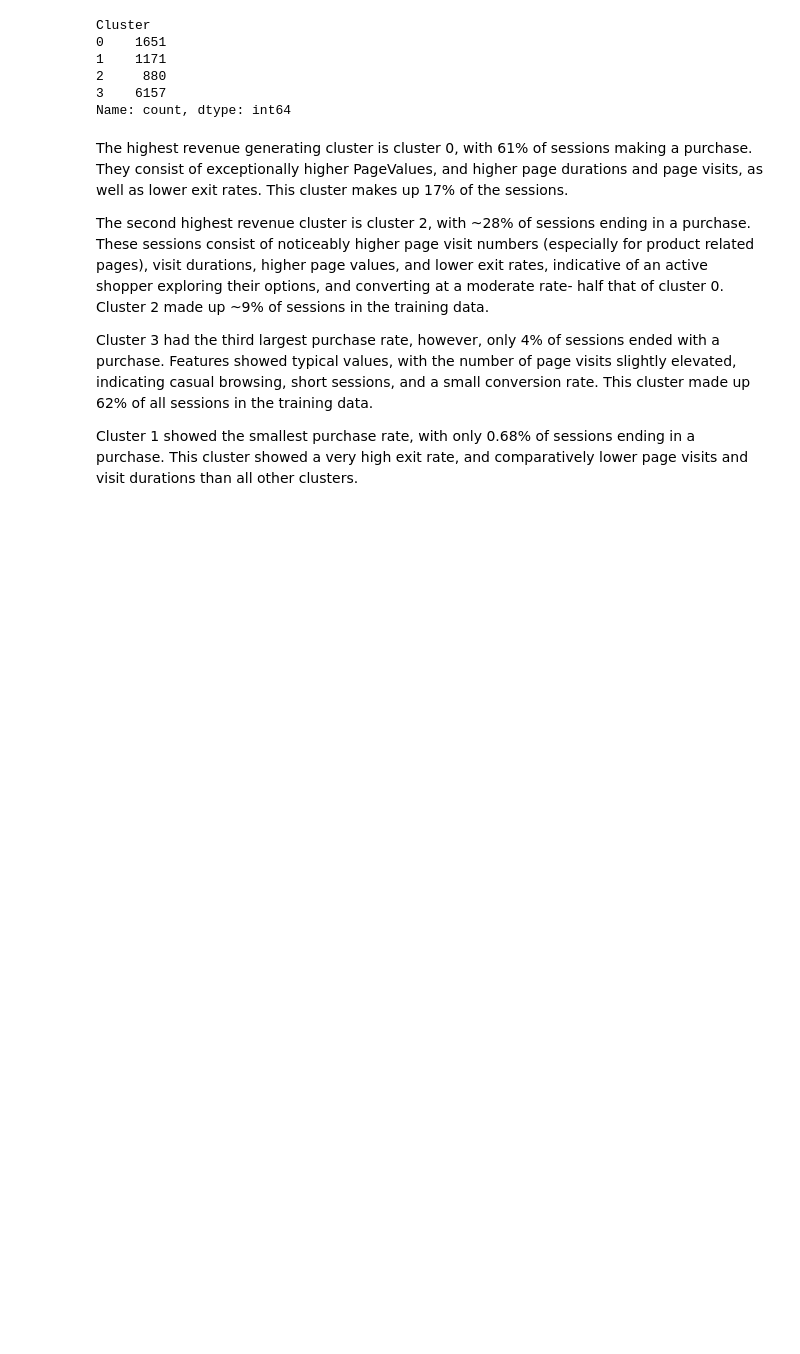
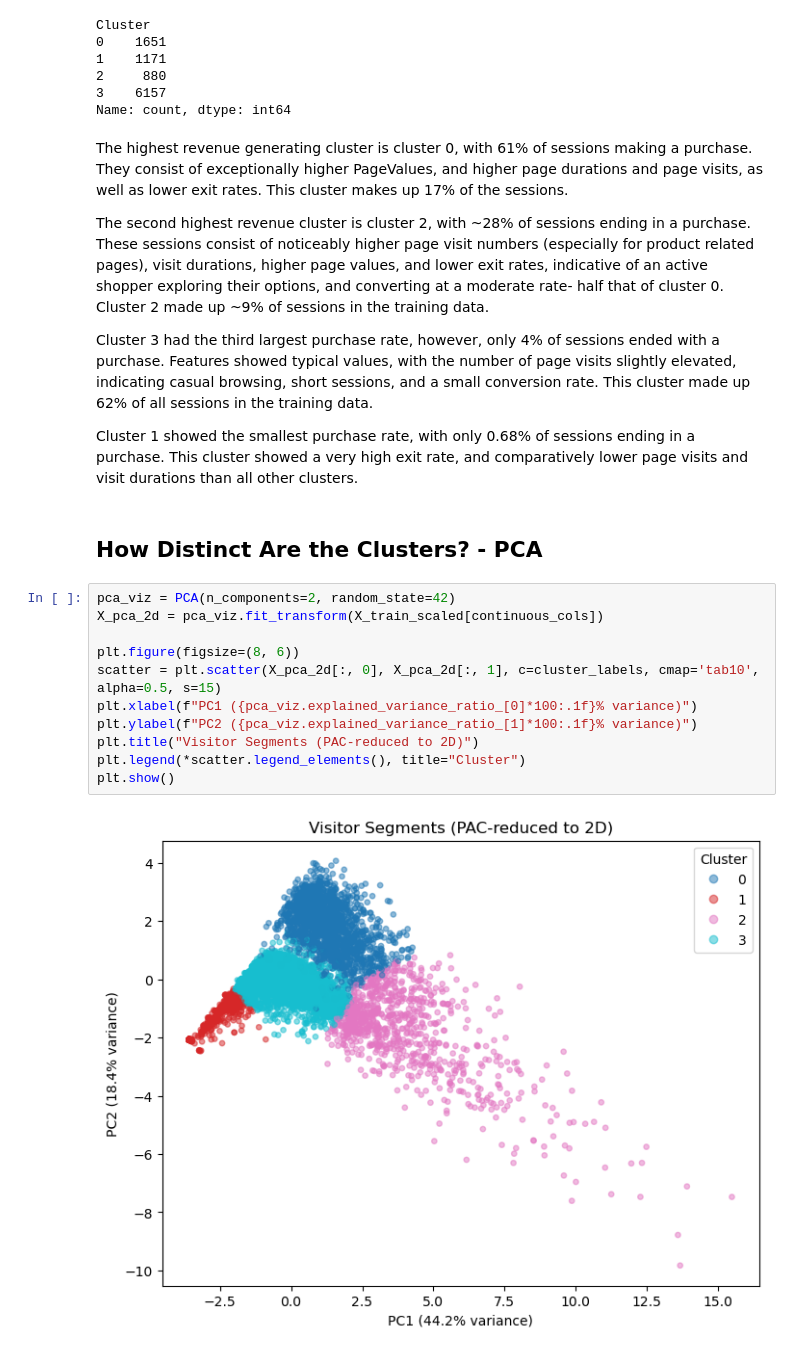
Before and after one commit to AnnaMalaschenko/Ecommerce-Shopper-Behavior, a Jupyter notebook: notebooks/model.ipynb, the cells around one changed output. Cells and saved outputs as stored; diff of their text form; blank space fills up the shorter version.

```diff
--- a/notebooks/model.ipynb
+++ b/notebooks/model.ipynb
@@ -199,3 +189,18 @@ The second highest revenue cluster is cluster 2, with ~28% of sessions ending in
 Cluster 3 had the third largest purchase rate, however, only 4% of sessions ended with a purchase. Features showed typical values, with the number of page visits slightly elevated, indicating casual browsing, short sessions, and a small conversion rate. This cluster made up 62% of all sessions in the training data.
 
 Cluster 1 showed the smallest purchase rate, with only 0.68% of sessions ending in a purchase. This cluster showed a very high exit rate, and comparatively lower page visits and visit durations than all other clusters.
+# %% [markdown]
+## How Distinct Are the Clusters? - PCA
+# %%
+pca_viz = PCA(n_components=2, random_state=42)
+X_pca_2d = pca_viz.fit_transform(X_train_scaled[continuous_cols])
+
+plt.figure(figsize=(8, 6))
+scatter = plt.scatter(X_pca_2d[:, 0], X_pca_2d[:, 1], c=cluster_labels, cmap='tab10', alpha=0.5, s=15)
+plt.xlabel(f"PC1 ({pca_viz.explained_variance_ratio_[0]*100:.1f}% variance)")
+plt.ylabel(f"PC2 ({pca_viz.explained_variance_ratio_[1]*100:.1f}% variance)")
+plt.title("Visitor Segments (PAC-reduced to 2D)")
+plt.legend(*scatter.legend_elements(), title="Cluster")
+plt.show()
+# %% [output]
+[figure, added]
```
Also changed, not shown: parts of 7 cells of this notebook.
